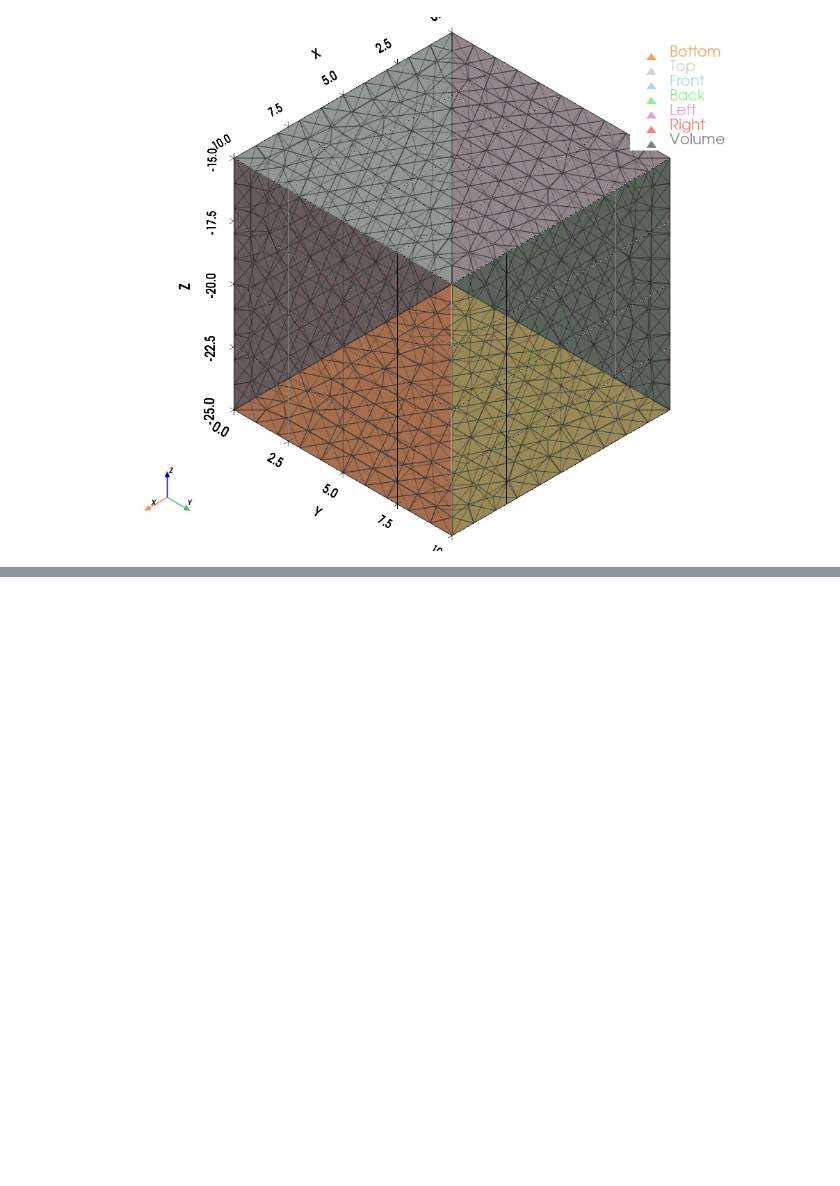
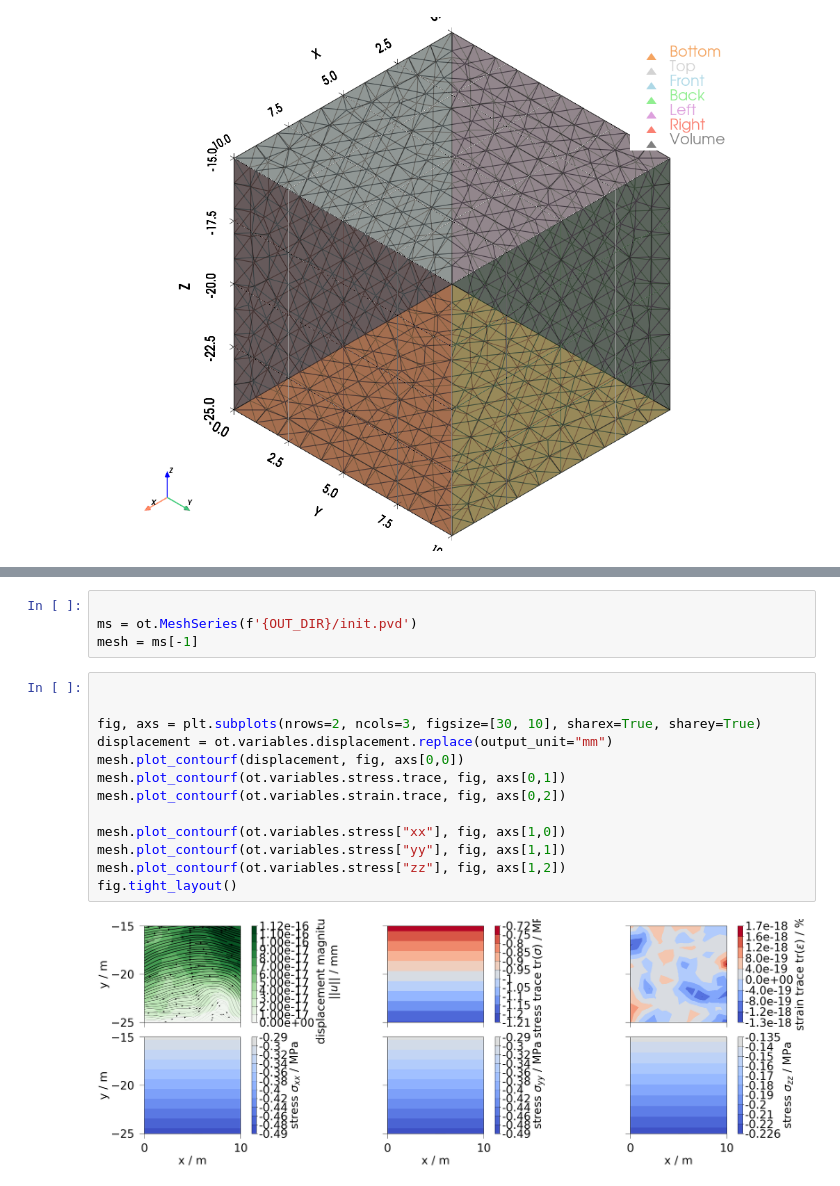
Before and after one commit to MostafaMollaali/Getting_started_OGS, a Jupyter notebook: Getting_started_OGS.ipynb, the cells around one changed output, grey strips where cells are left out. Drawn from its saved outputs; the diff is of its cells as text; blank space fills up the shorter version.

```diff
--- a/Getting_started_OGS.ipynb
+++ b/Getting_started_OGS.ipynb
@@ -177,0 +207,19 @@ plotter.show()
+# %%
+
+ms = ot.MeshSeries(f'{OUT_DIR}/init.pvd')
+mesh = ms[-1]
+# %%
+
+
+fig, axs = plt.subplots(nrows=2, ncols=3, figsize=[30, 10], sharex=True, sharey=True)
+displacement = ot.variables.displacement.replace(output_unit="mm")
+mesh.plot_contourf(displacement, fig, axs[0,0])
+mesh.plot_contourf(ot.variables.stress.trace, fig, axs[0,1])
+mesh.plot_contourf(ot.variables.strain.trace, fig, axs[0,2])
+
+mesh.plot_contourf(ot.variables.stress["xx"], fig, axs[1,0])
+mesh.plot_contourf(ot.variables.stress["yy"], fig, axs[1,1])
+mesh.plot_contourf(ot.variables.stress["zz"], fig, axs[1,2])
+fig.tight_layout()
+# %% [output]
+[figure, added]
```
Also changed, not shown: parts of 9 cells of this notebook, 2 other files.
